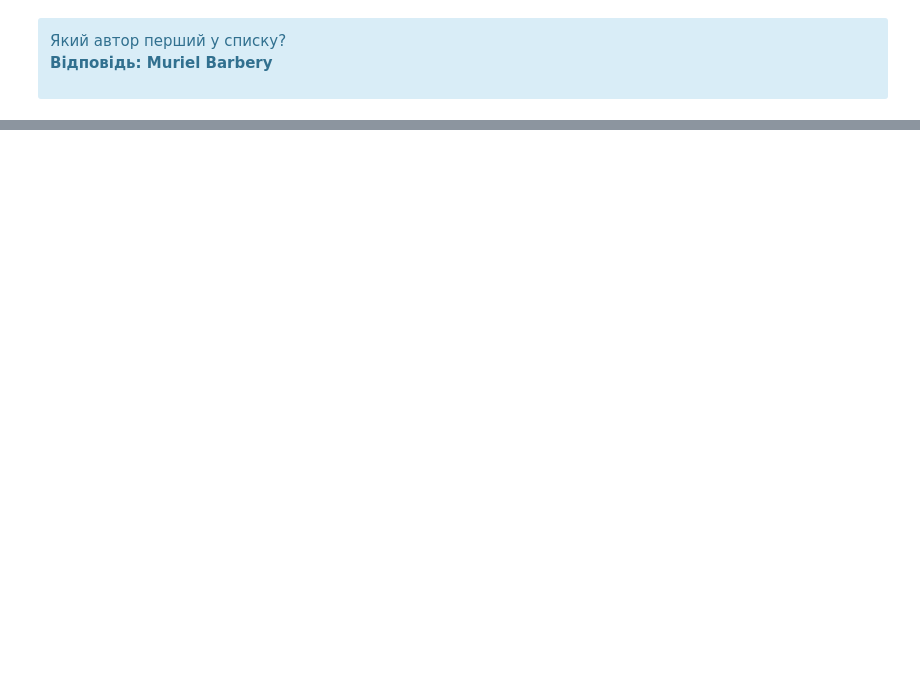
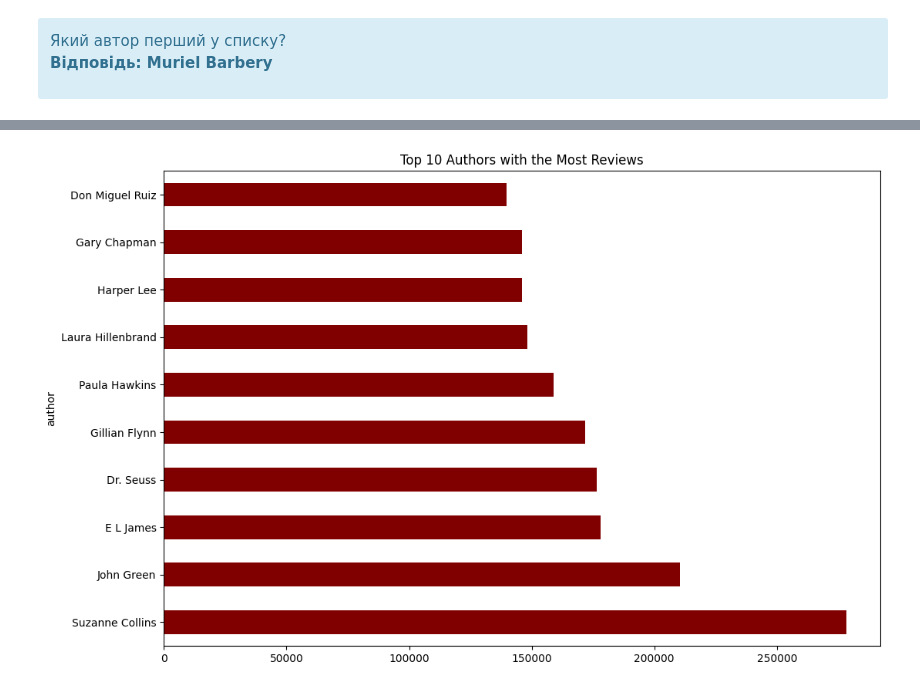
Before and after one commit to olga-ivanko/DataScience, a Jupyter notebook: Hw2.3.ipynb, the cells around one changed output, grey strips where cells are left out. Cells and saved outputs as stored; diff of their text form; code cells hidden in the pictures; blank space fills up the shorter version.

```diff
--- a/Hw2.3.ipynb
+++ b/Hw2.3.ipynb
@@ -231,0 +373,11 @@ author_stats.sort_values(by=["book_count", "avg_rating"], ascending= [True, True
+# %%
+author_reviews = (
+    df.groupby("author")["reviews"].sum().sort_values(ascending=False).head(10)
+)
+
+plt.figure(figsize=(12, 8))
+author_reviews.plot(kind="barh", color="maroon")
+plt.title("Top 10 Authors with the Most Reviews")
+plt.show()
+# %% [output]
+[figure, added]
```
Also changed, not shown: parts of 22 cells of this notebook.
